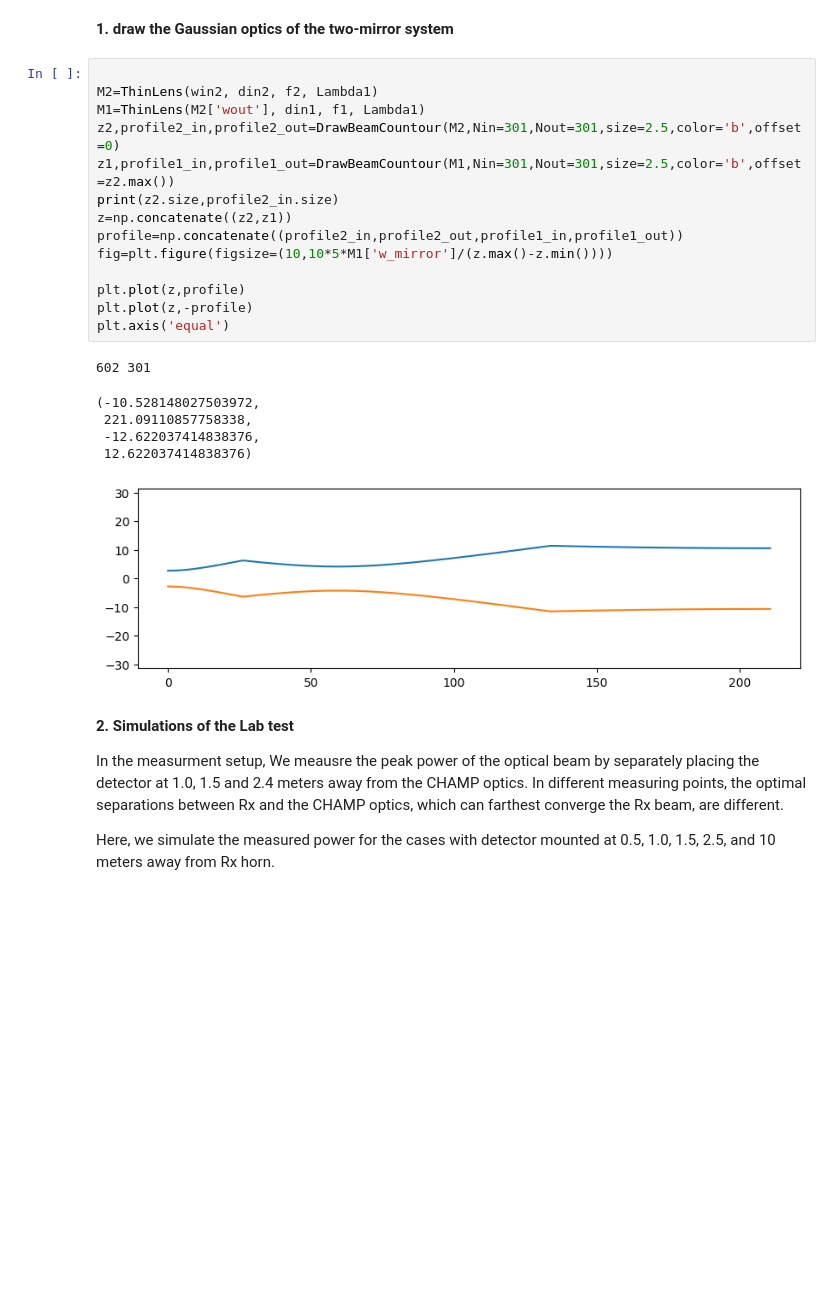
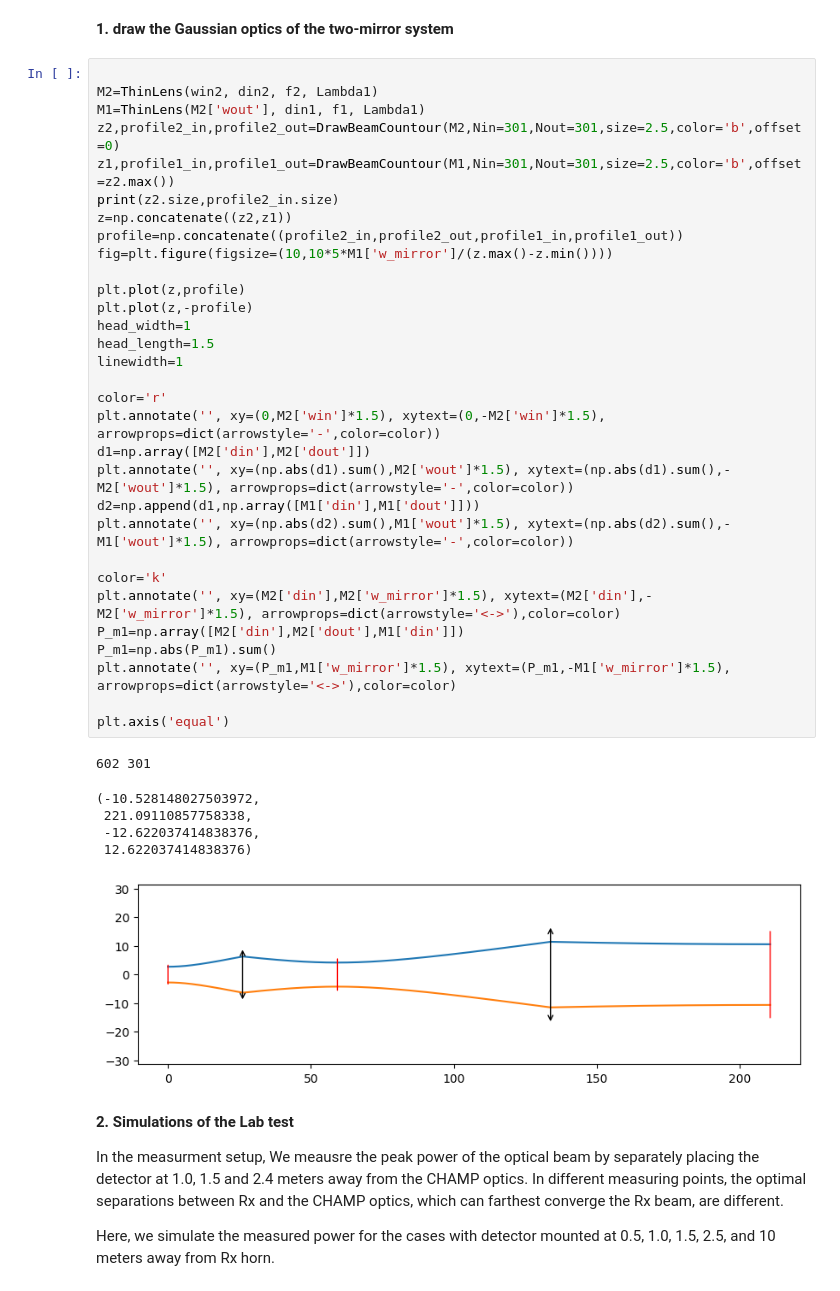
Before and after one commit to XiaodongRencologne/GaussianOptics, a Jupyter notebook: CHAMP_Test.ipynb, the cells around one changed output. Cells and saved outputs as stored; diff of their text form; blank space fills up the shorter version.

```diff
--- a/CHAMP_Test.ipynb
+++ b/CHAMP_Test.ipynb
@@ -32,24 +32,41 @@ Ls=30.463
 # %%
 
 M2=ThinLens(win2, din2, f2, Lambda1)
 M1=ThinLens(M2['wout'], din1, f1, Lambda1)
 z2,profile2_in,profile2_out=DrawBeamCountour(M2,Nin=301,Nout=301,size=2.5,color='b',offset=0)
 z1,profile1_in,profile1_out=DrawBeamCountour(M1,Nin=301,Nout=301,size=2.5,color='b',offset=z2.max())
 print(z2.size,profile2_in.size)
 z=np.concatenate((z2,z1))
 profile=np.concatenate((profile2_in,profile2_out,profile1_in,profile1_out))
 fig=plt.figure(figsize=(10,10*5*M1['w_mirror']/(z.max()-z.min())))
 
 plt.plot(z,profile)
 plt.plot(z,-profile)
+head_width=1
+head_length=1.5
+linewidth=1
+
+color='r'
+plt.annotate('', xy=(0,M2['win']*1.5), xytext=(0,-M2['win']*1.5), arrowprops=dict(arrowstyle='-',color=color))
+d1=np.array([M2['din'],M2['dout']])
+plt.annotate('', xy=(np.abs(d1).sum(),M2['wout']*1.5), xytext=(np.abs(d1).sum(),-M2['wout']*1.5), arrowprops=dict(arrowstyle='-',color=color))
+d2=np.append(d1,np.array([M1['din'],M1['dout']]))
+plt.annotate('', xy=(np.abs(d2).sum(),M1['wout']*1.5), xytext=(np.abs(d2).sum(),-M1['wout']*1.5), arrowprops=dict(arrowstyle='-',color=color))
+
+color='k'
+plt.annotate('', xy=(M2['din'],M2['w_mirror']*1.5), xytext=(M2['din'],-M2['w_mirror']*1.5), arrowprops=dict(arrowstyle='<->'),color=color)
+P_m1=np.array([M2['din'],M2['dout'],M1['din']])
+P_m1=np.abs(P_m1).sum()
+plt.annotate('', xy=(P_m1,M1['w_mirror']*1.5), xytext=(P_m1,-M1['w_mirror']*1.5), arrowprops=dict(arrowstyle='<->'),color=color)
+
 plt.axis('equal')
 # %% [output]
 602 301
 (-10.528148027503972,
  221.09110857758338,
  -12.622037414838376,
  12.622037414838376)
-[figure, old version]
+[figure, new version]
 # %% [markdown]
 **2.  Simulations of the Lab test**
 
```
